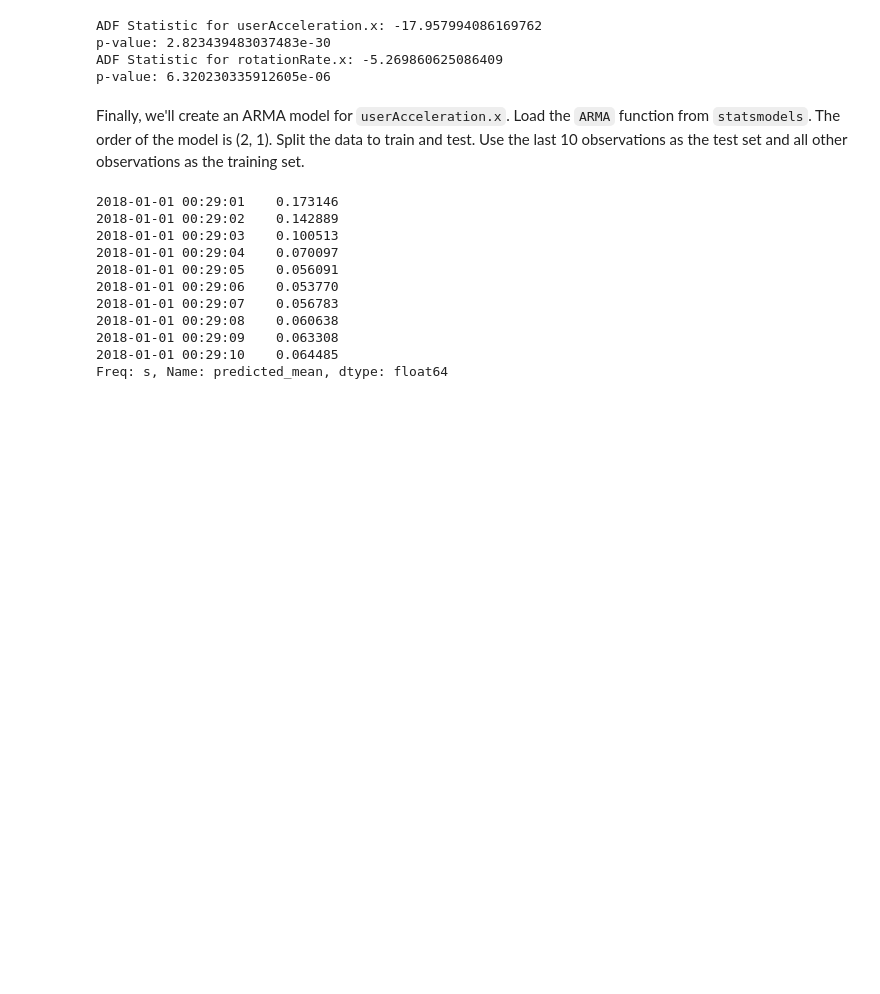
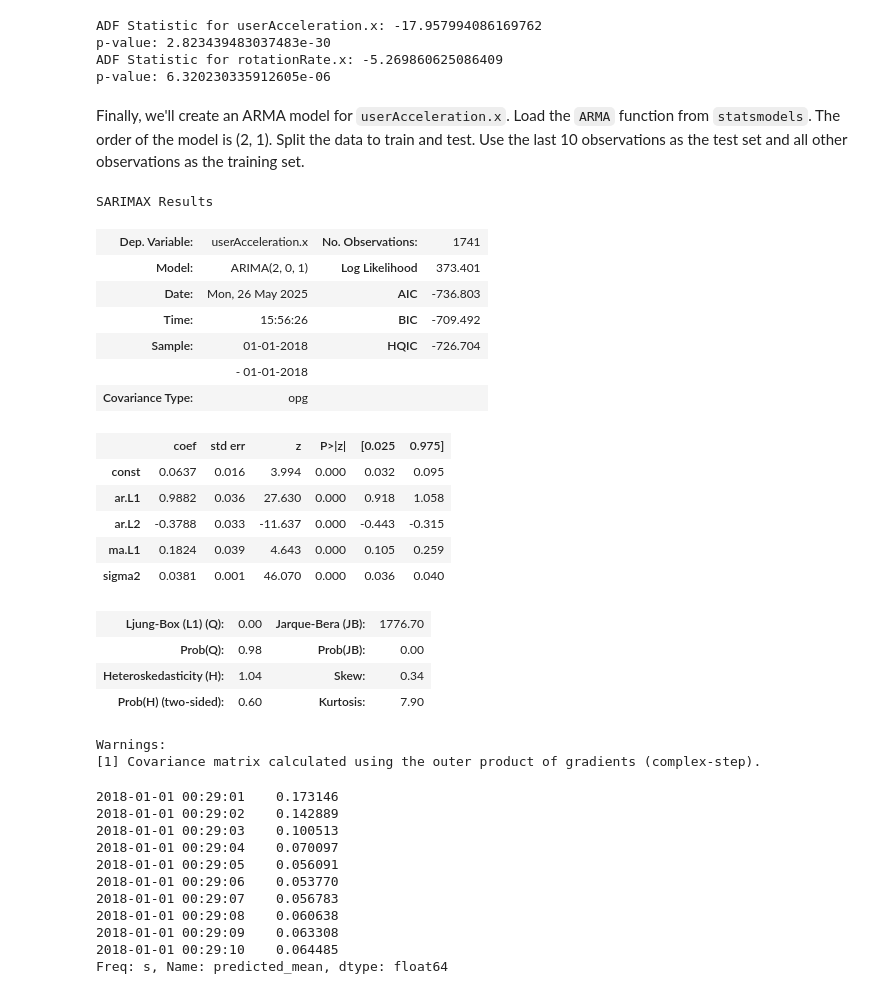
Before and after one commit to martijnooo/lab-time-series, a Jupyter notebook: your-code/main.ipynb, the cells around one changed output. Cells and saved outputs as stored; diff of their text form; code cells hidden in the pictures; blank space fills up the shorter version.

```diff
--- a/your-code/main.ipynb
+++ b/your-code/main.ipynb
@@ -147,6 +147,29 @@ ADF Statistic for rotationRate.x: -5.269860625086409
 p-value: 6.320230335912605e-06
 # %% [markdown]
 Finally, we'll create an ARMA model for `userAcceleration.x`. Load the `ARMA` function from `statsmodels`. The order of the model is (2, 1). Split the data to train and test. Use the last 10 observations as the test set and all other observations as the training set.
+# %%
+model_fit.summary()
+# %% [output]
+SARIMAX Results
+| Dep. Variable: | userAcceleration.x | No. Observations: | 1741 |
+| Model: | ARIMA(2, 0, 1) | Log Likelihood | 373.401 |
+| Date: | Mon, 26 May 2025 | AIC | -736.803 |
+| Time: | 15:56:26 | BIC | -709.492 |
+| Sample: | 01-01-2018 | HQIC | -726.704 |
+|  | - 01-01-2018 |  |  |
+| Covariance Type: | opg |  |  |
+|  | coef | std err | z | P>|z| | [0.025 | 0.975] |
+| const | 0.0637 | 0.016 | 3.994 | 0.000 | 0.032 | 0.095 |
+| ar.L1 | 0.9882 | 0.036 | 27.630 | 0.000 | 0.918 | 1.058 |
+| ar.L2 | -0.3788 | 0.033 | -11.637 | 0.000 | -0.443 | -0.315 |
+| ma.L1 | 0.1824 | 0.039 | 4.643 | 0.000 | 0.105 | 0.259 |
+| sigma2 | 0.0381 | 0.001 | 46.070 | 0.000 | 0.036 | 0.040 |
+| Ljung-Box (L1) (Q): | 0.00 | Jarque-Bera (JB): | 1776.70 |
+| Prob(Q): | 0.98 | Prob(JB): | 0.00 |
+| Heteroskedasticity (H): | 1.04 | Skew: | 0.34 |
+| Prob(H) (two-sided): | 0.60 | Kurtosis: | 7.90 |
+Warnings:
+[1] Covariance matrix calculated using the outer product of gradients (complex-step).
 # %%
 from statsmodels.tsa.arima.model import ARIMA
 
```
Also changed, not shown: parts of 3 cells of this notebook, 1 other file.
